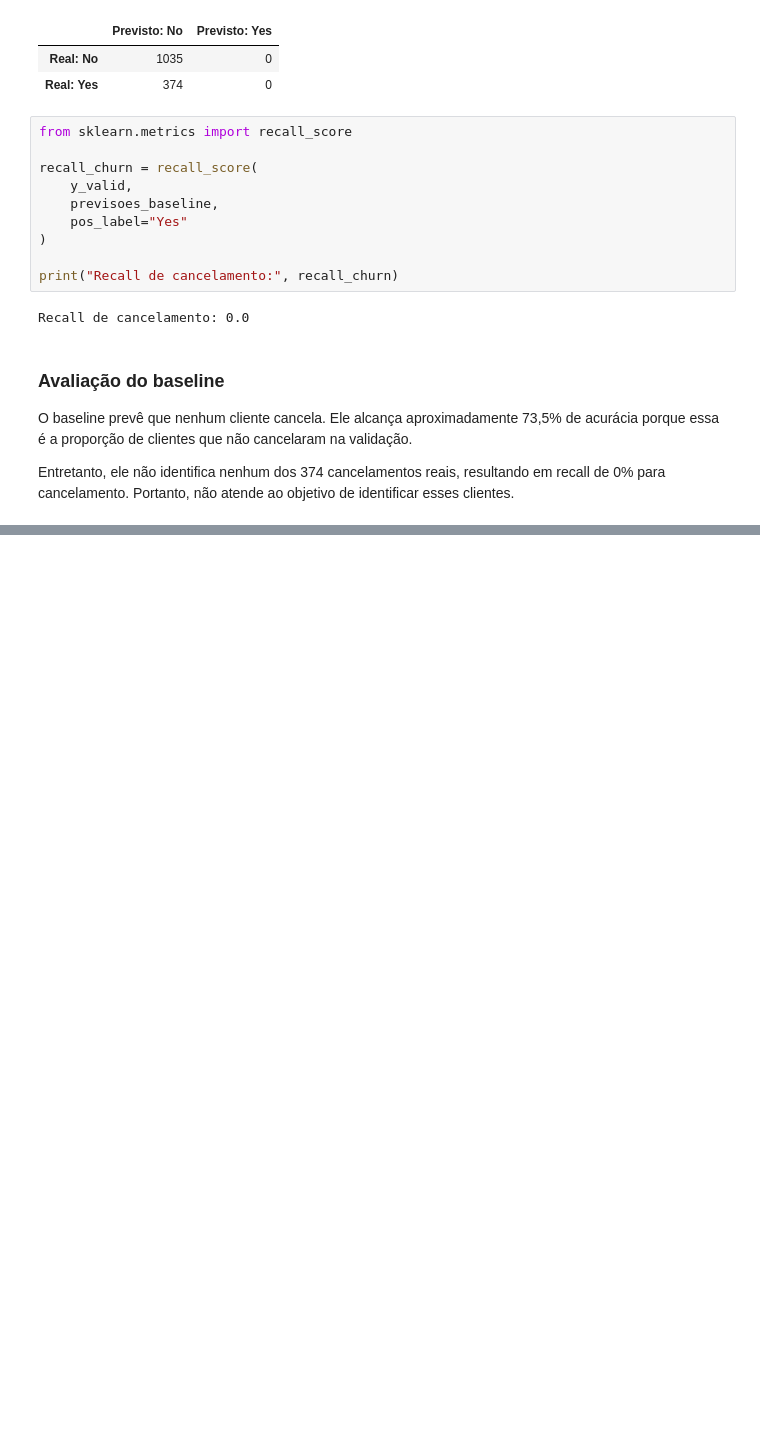
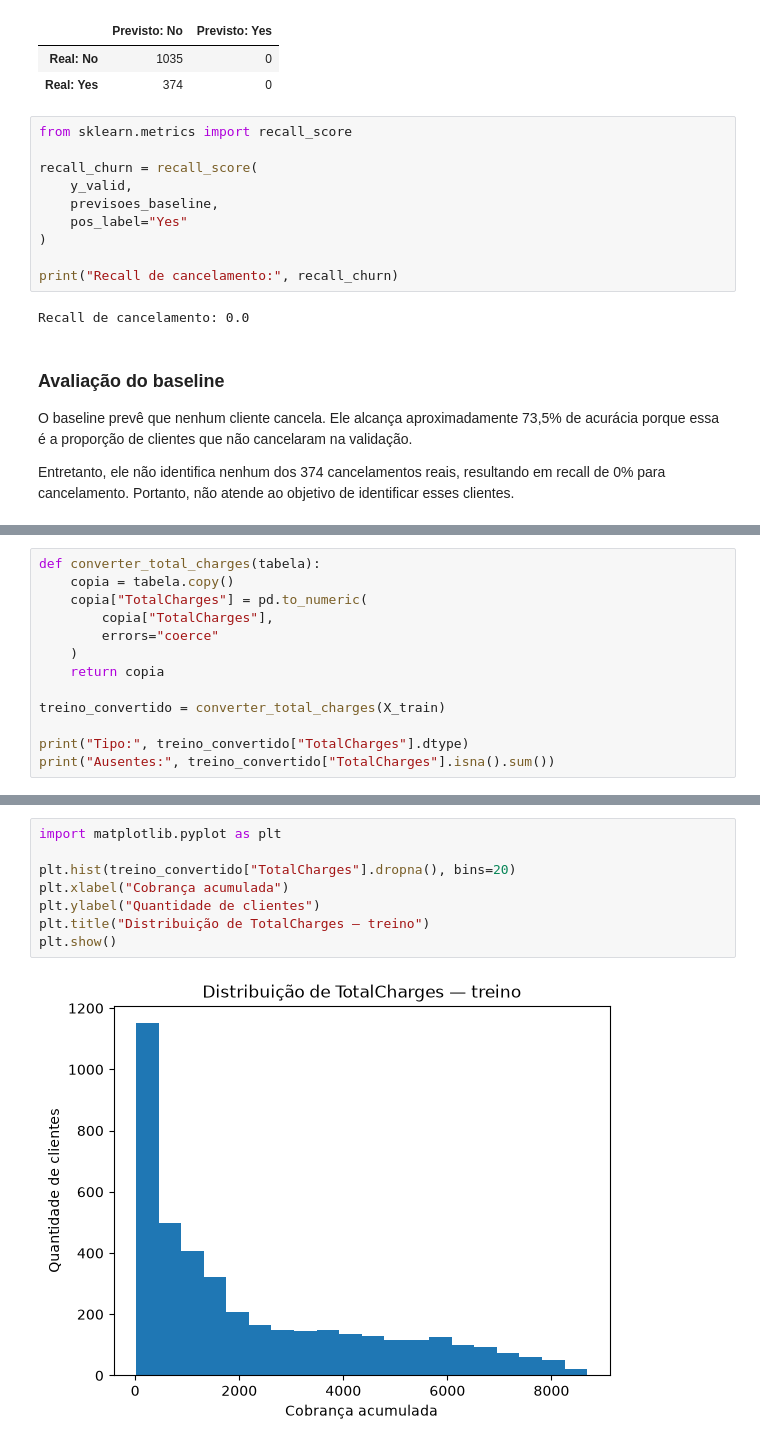
Before and after one commit to Guswrath/churn-assinaturas, a Jupyter notebook: 01_exploracao_churn.ipynb, the cells around one changed output, grey strips where cells are left out. Saved outputs shown, nothing was run; the diff lists cells and outputs as text; blank space fills up the shorter version.

```diff
--- a/01_exploracao_churn.ipynb
+++ b/01_exploracao_churn.ipynb
@@ -446,0 +453,13 @@ objetivo de identificar esses clientes.
+# %%
+def converter_total_charges(tabela):
+    copia = tabela.copy()
+    copia["TotalCharges"] = pd.to_numeric(
+        copia["TotalCharges"],
+        errors="coerce"
+    )
+    return copia
+
+treino_convertido = converter_total_charges(X_train)
+
+print("Tipo:", treino_convertido["TotalCharges"].dtype)
+print("Ausentes:", treino_convertido["TotalCharges"].isna().sum())
@@ -446,0 +498,10 @@ objetivo de identificar esses clientes.
+# %%
+import matplotlib.pyplot as plt
+
+plt.hist(treino_convertido["TotalCharges"].dropna(), bins=20)
+plt.xlabel("Cobrança acumulada")
+plt.ylabel("Quantidade de clientes")
+plt.title("Distribuição de TotalCharges — treino")
+plt.show()
+# %% [output]
+[figure, added]
```
Also changed, not shown: parts of 7 cells of this notebook.
